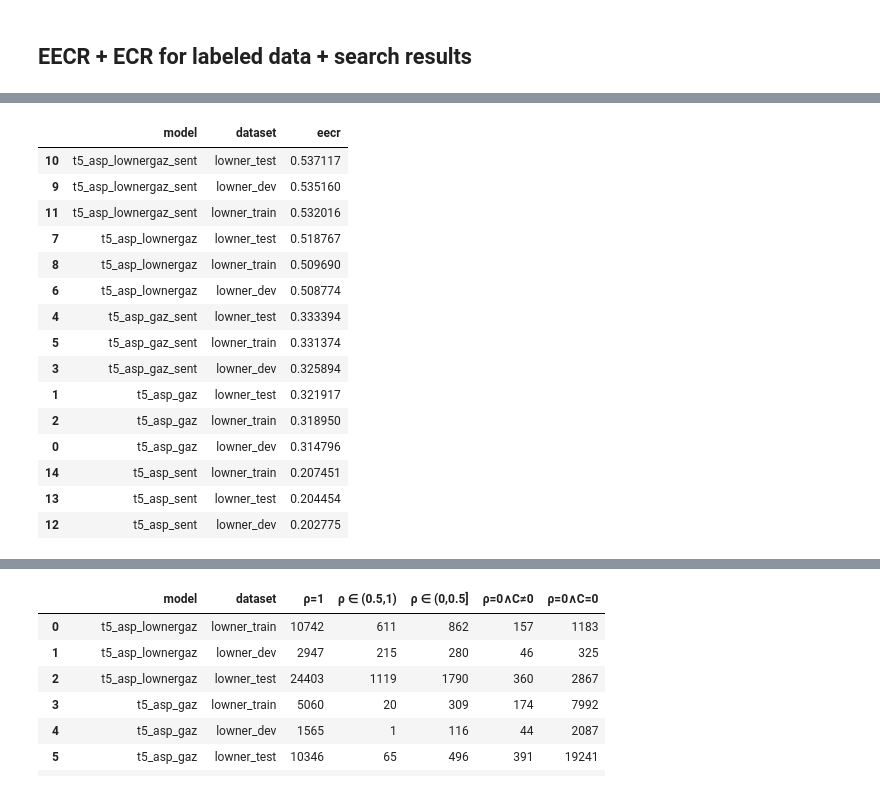
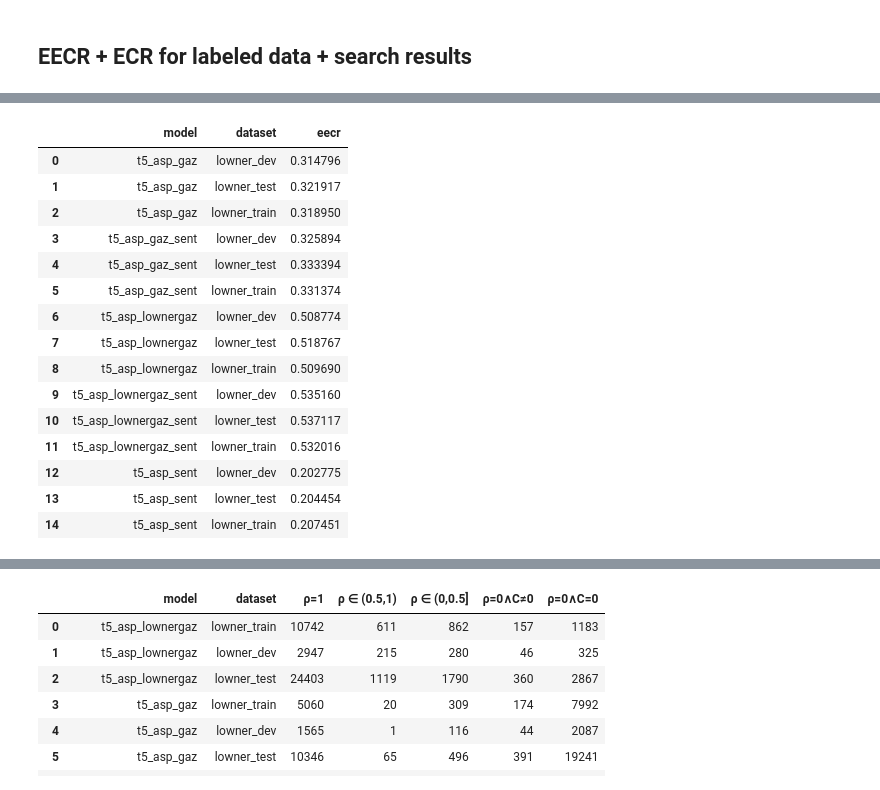
Before and after one commit to roebbert92/thesis, a Jupyter notebook: evaluations/01_performance.ipynb, the cells around one changed output, grey strips where cells are left out. Saved outputs shown, nothing was run; the diff lists cells and outputs as text; code cells hidden in the pictures.

```diff
--- a/evaluations/01_performance.ipynb
+++ b/evaluations/01_performance.ipynb
@@ -238,23 +349,24 @@ labeled_data_eecr_sample_df.sort_values("eecr", ascending=False)
 # %%
 # EECR - search results - per sample eecr
-from evaluations.performance_01 import get_search_results_data_eecr
+from evaluations.performance_01 import get_search_results_entity_coverage_per_sample, aggregate_per_sample_eecr_metrics
 
-search_results_data_eecr = get_search_results_data_eecr()
-search_results_data_eecr.sort_values("eecr", ascending=False)
+search_results_data_eecr = get_search_results_entity_coverage_per_sample()
+agg_search_results_data_eecr = aggregate_per_sample_eecr_metrics(search_results_data_eecr)
+agg_search_results_data_eecr
 # %% [output]
 |  | model | dataset | eecr |
-| 10 | t5_asp_lownergaz_sent | lowner_test | 0.537117 |
-| 9 | t5_asp_lownergaz_sent | lowner_dev | 0.535160 |
-| 11 | t5_asp_lownergaz_sent | lowner_train | 0.532016 |
+| 0 | t5_asp_gaz | lowner_dev | 0.314796 |
+| 1 | t5_asp_gaz | lowner_test | 0.321917 |
+| 2 | t5_asp_gaz | lowner_train | 0.318950 |
+| 3 | t5_asp_gaz_sent | lowner_dev | 0.325894 |
+| 4 | t5_asp_gaz_sent | lowner_test | 0.333394 |
+| 5 | t5_asp_gaz_sent | lowner_train | 0.331374 |
+| 6 | t5_asp_lownergaz | lowner_dev | 0.508774 |
 | 7 | t5_asp_lownergaz | lowner_test | 0.518767 |
 | 8 | t5_asp_lownergaz | lowner_train | 0.509690 |
-| 6 | t5_asp_lownergaz | lowner_dev | 0.508774 |
-| 4 | t5_asp_gaz_sent | lowner_test | 0.333394 |
-| 5 | t5_asp_gaz_sent | lowner_train | 0.331374 |
-| 3 | t5_asp_gaz_sent | lowner_dev | 0.325894 |
-| 1 | t5_asp_gaz | lowner_test | 0.321917 |
-| 2 | t5_asp_gaz | lowner_train | 0.318950 |
-| 0 | t5_asp_gaz | lowner_dev | 0.314796 |
+| 9 | t5_asp_lownergaz_sent | lowner_dev | 0.535160 |
+| 10 | t5_asp_lownergaz_sent | lowner_test | 0.537117 |
+| 11 | t5_asp_lownergaz_sent | lowner_train | 0.532016 |
+| 12 | t5_asp_sent | lowner_dev | 0.202775 |
+| 13 | t5_asp_sent | lowner_test | 0.204454 |
 | 14 | t5_asp_sent | lowner_train | 0.207451 |
-| 13 | t5_asp_sent | lowner_test | 0.204454 |
-| 12 | t5_asp_sent | lowner_dev | 0.202775 |
```
Also changed, not shown: parts of 17 cells of this notebook, 7 other files.
